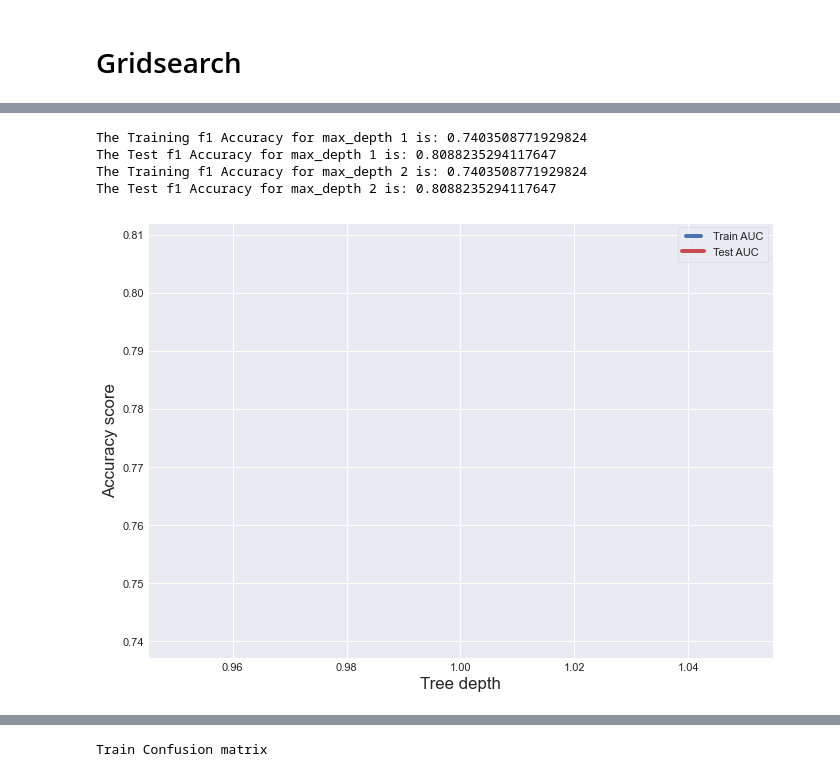
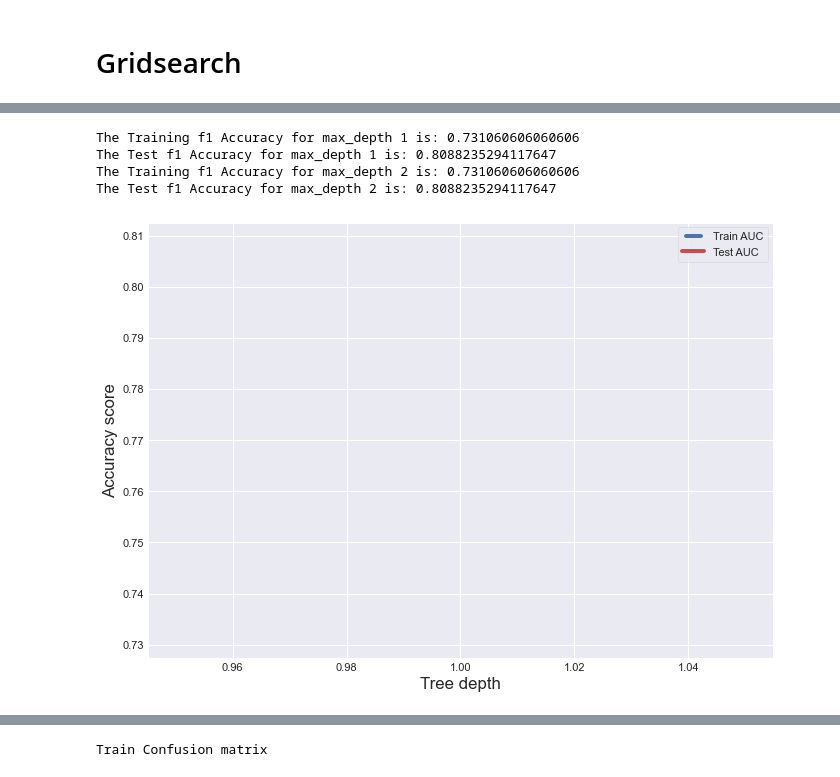
Before and after one commit to tuananh131001/Machine-Learning-Assigment1, a Jupyter notebook: Assignment_1.ipynb, the cells around one changed output, grey strips where cells are left out. Saved outputs shown, nothing was run; the diff lists cells and outputs as text; code cells hidden in the pictures.

```diff
--- a/Assignment_1.ipynb
+++ b/Assignment_1.ipynb
@@ -1988,34 +2207,35 @@ Test F1 score: 0.8088235294117647
 from sklearn.metrics import f1_score
 max_depths = np.linspace(1, 1, 2, endpoint=True) # List of values for tuning
 train_results = [] # Store train accuracy results
 test_results = []  # Store test accuracy results
 for max_depth in range(1,3):
-   lr = LogisticRegression(C= .0001,penalty= 'l2',max_iter = 100,solver='liblinear')
+#     lr = LogisticRegression(C= .0001,penalty= 'l2',max_iter = 100,solver='liblinear')
+   lr = LogisticRegression(C= .01,penalty= 'l2',max_iter = 100,solver='liblinear')
    lr.fit(X_train, y_train)
    train_pred = lr.predict(X_train)
    train_acc = f1_score(y_train, train_pred)
    # Add accuracy score to previous train results
    train_results.append(train_acc)
 
    #test
    test_pred = decisionTree.predict(X_test)
    test_acc = f1_score(y_test, test_pred)
    # Add auc score to previous test results
    test_results.append(test_acc)
 
    print('The Training f1 Accuracy for max_depth {} is:'.format(max_depth), train_acc)
    print('The Test f1 Accuracy for max_depth {} is:'.format(max_depth), test_acc)
 
 from matplotlib.legend_handler import HandlerLine2D
 line1, = plt.plot(max_depths, train_results, "b", label='Train AUC')
 line2, = plt.plot(max_depths, test_results, "r", label='Test AUC')
 plt.legend(handler_map={line1: HandlerLine2D(numpoints=2)})
 plt.ylabel('Accuracy score')
 plt.xlabel('Tree depth')
 plt.show()
 # %% [output]
-The Training f1 Accuracy for max_depth 1 is: 0.7403508771929824
+The Training f1 Accuracy for max_depth 1 is: 0.731060606060606
 The Test f1 Accuracy for max_depth 1 is: 0.8088235294117647
-The Training f1 Accuracy for max_depth 2 is: 0.7403508771929824
+The Training f1 Accuracy for max_depth 2 is: 0.731060606060606
 The Test f1 Accuracy for max_depth 2 is: 0.8088235294117647
-[figure, old version]
+[figure, new version]
```
Also changed, not shown: parts of 65 cells of this notebook.
